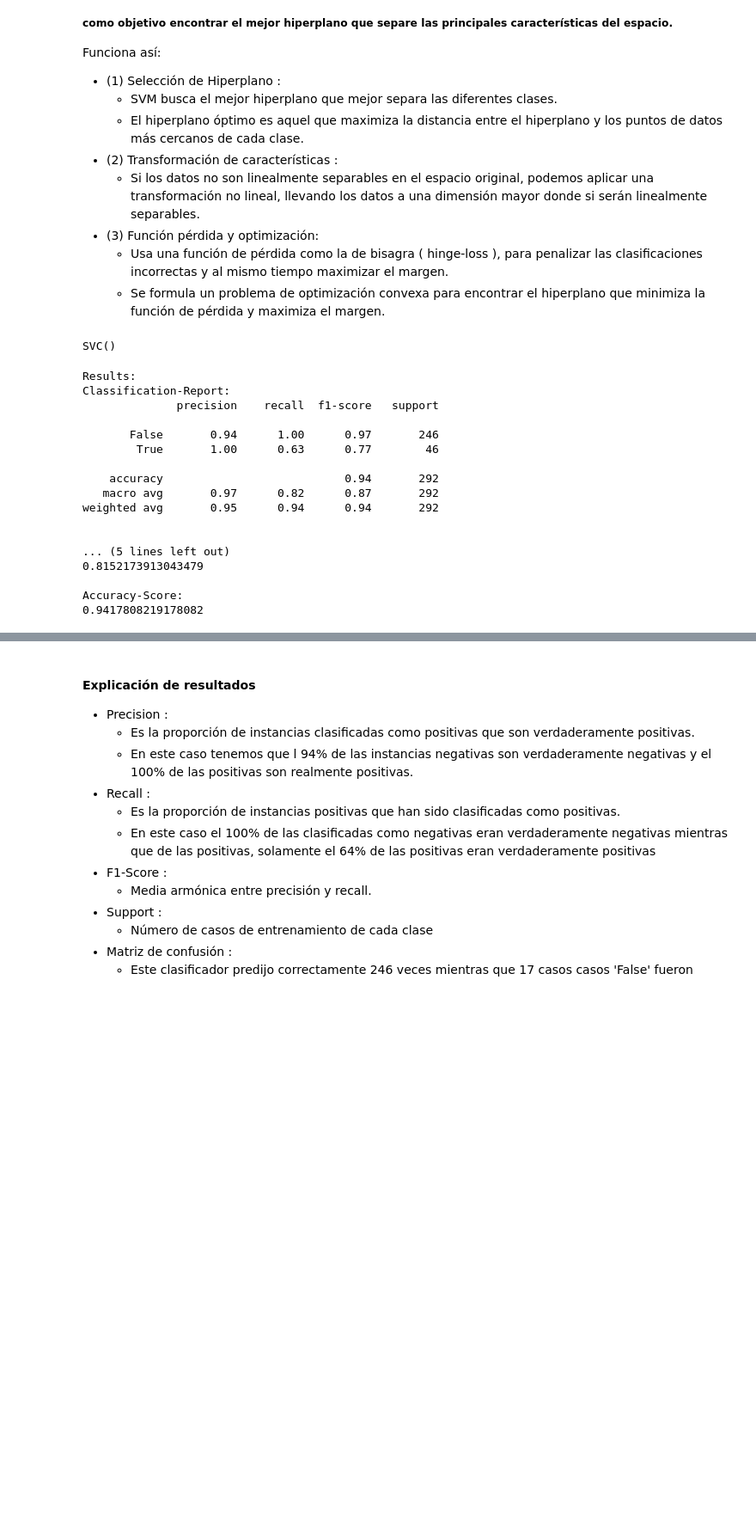
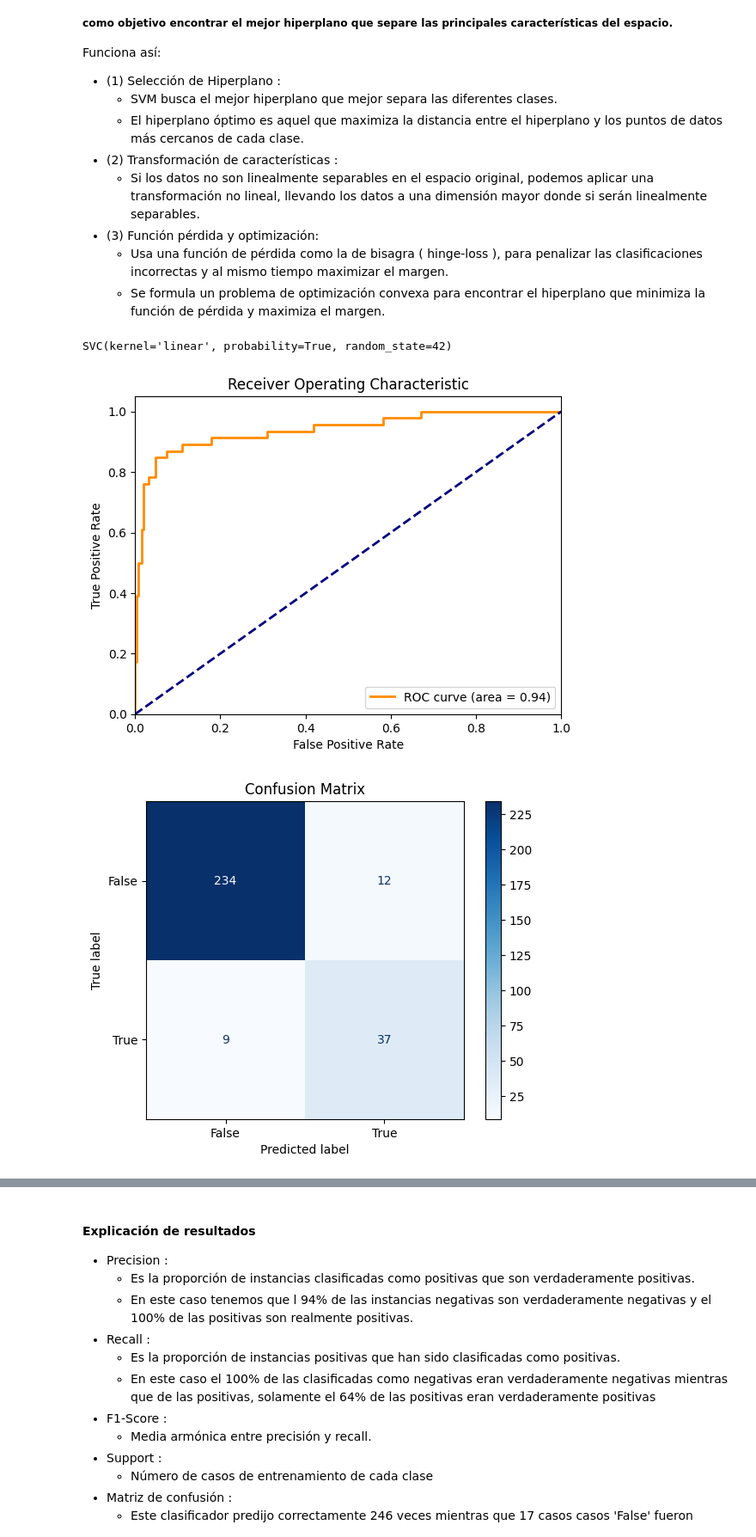
Before and after one commit to Alejandro-GDLF/DMandML, a Jupyter notebook: PrFinal/Final_Classification.ipynb, the cells around one changed output, grey strips where cells are left out. Shown at 86% size. Cells and saved outputs as stored; diff of their text form; code cells hidden in the pictures; blank space fills up the shorter version.

```diff
--- a/PrFinal/Final_Classification.ipynb
+++ b/PrFinal/Final_Classification.ipynb
@@ -143,33 +196,18 @@ Funciona así:
     - Usa una función de pérdida como la de bisagra ( hinge-loss ), para penalizar las clasificaciones incorrectas y al mismo tiempo maximizar el margen.
     - Se formula un problema de optimización convexa para encontrar el hiperplano que minimiza la función de pérdida y maximiza el margen.
 # %%
-svm_classifier = SVC()
+svm_classifier = SVC(kernel='linear', probability=True, random_state=42)
 
 svm_classifier.fit(X_train, (y_train==1))
 # %% [output]
-SVC()
+SVC(kernel='linear', probability=True, random_state=42)
-# %%
-y_pred = svm_classifier.predict(X_test)
-
-print(f'Results:\nClassification-Report:\n{classification_report(y_test==1, y_pred)}')
-print(f'\nConfusion-Matrix: \n{confusion_matrix(y_test==1, y_pred)}')
-print(f'\nROC-AUC-Score: \n{roc_auc_score(y_test==1, y_pred):.4f}')
-print(f'\nAccuracy-Score: \n{accuracy_score(y_test==1, y_pred):.4f}')
-# %% [output]
-Results:
-Classification-Report:
-              precision    recall  f1-score   support
-
-       False       0.94      1.00      0.97       246
-        True       1.00      0.63      0.77        46
-
-    accuracy                           0.94       292
-   macro avg       0.97      0.82      0.87       292
-weighted avg       0.95      0.94      0.94       292
-
-
-... (5 lines left out)
-0.8152173913043479
-
-Accuracy-Score:
-0.9417808219178082
+# %%
+
+
+y_scores = svm_classifier.predict_proba(X_test)[:,1]
+y_pred = svm_classifier.predict(X_test)
+
+plot_all(y_test, y_scores, y_pred, svm_classifier.classes_)
+# %% [output]
+[figure, added]
+[figure, added]
```
Also changed, not shown: parts of 15 cells of this notebook.
